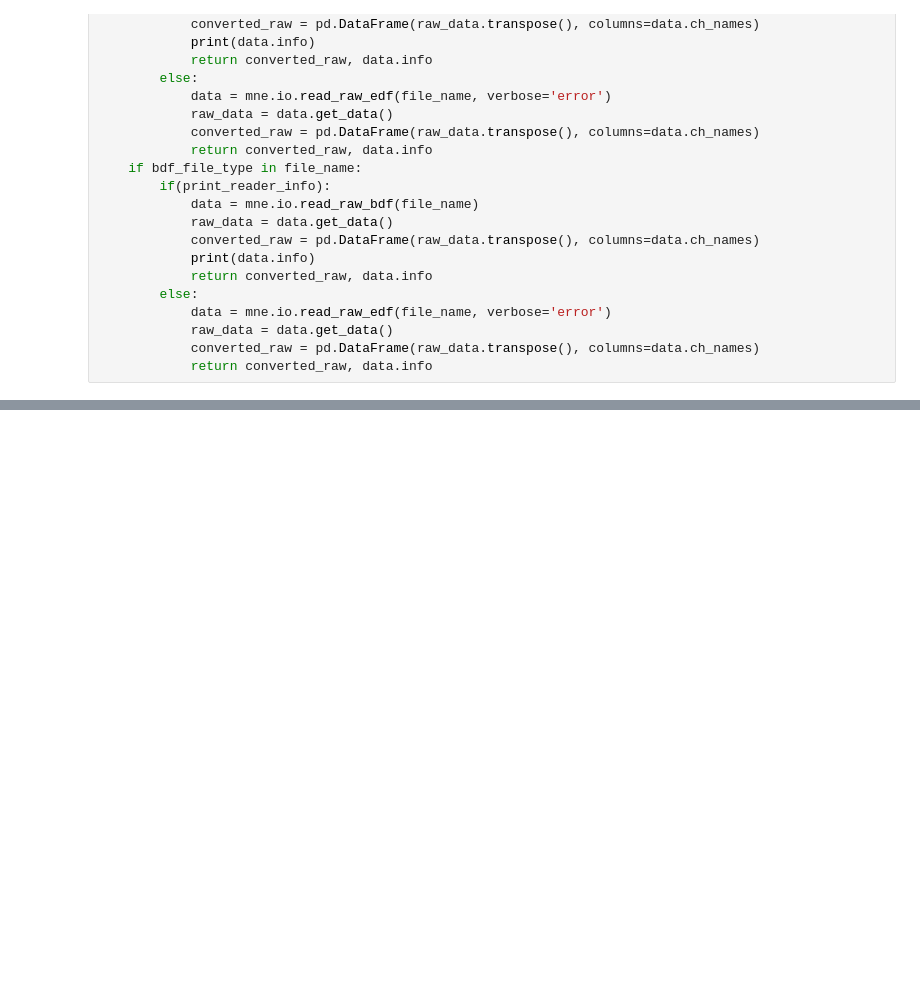
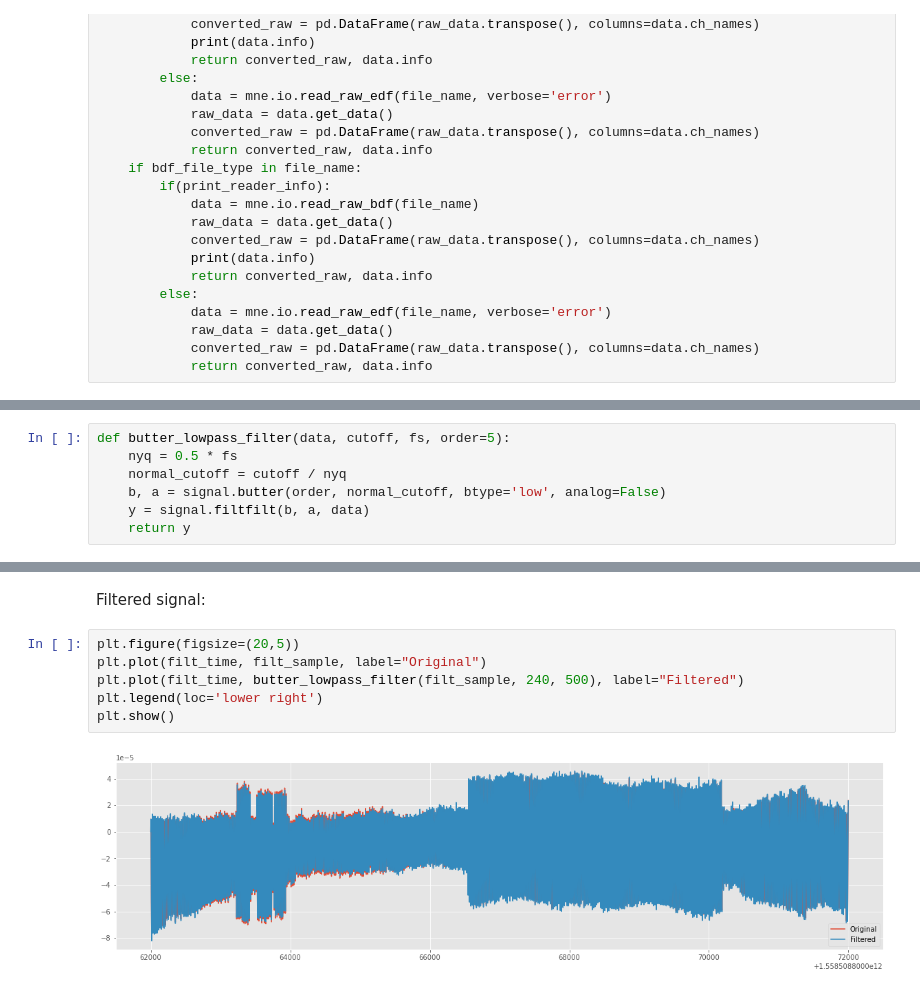
Before and after one commit to nikl1425/DeepLearning_Master, a Jupyter notebook: Master_Thesis_Project/Data_Analysis/Dataset-Køge.ipynb, the cells around one changed output, grey strips where cells are left out. Drawn from its saved outputs; the diff is of its cells as text; blank space fills up the shorter version.

```diff
--- a/Master_Thesis_Project/Data_Analysis/Dataset-Køge.ipynb
+++ b/Master_Thesis_Project/Data_Analysis/Dataset-Køge.ipynb
@@ -155,0 +314,7 @@ eeg_df, info = ReadEdfFile("")
+# %%
+def butter_lowpass_filter(data, cutoff, fs, order=5):
+    nyq = 0.5 * fs
+    normal_cutoff = cutoff / nyq
+    b, a = signal.butter(order, normal_cutoff, btype='low', analog=False)
+    y = signal.filtfilt(b, a, data)
+    return y
@@ -155,0 +332,10 @@ eeg_df, info = ReadEdfFile("")
+# %% [markdown]
+Filtered signal:
+# %%
+plt.figure(figsize=(20,5))
+plt.plot(filt_time, filt_sample, label="Original")
+plt.plot(filt_time, butter_lowpass_filter(filt_sample, 240, 500), label="Filtered")
+plt.legend(loc='lower right')
+plt.show()
+# %% [output]
+[figure, added]
```
Also changed, not shown: parts of 96 cells of this notebook.
